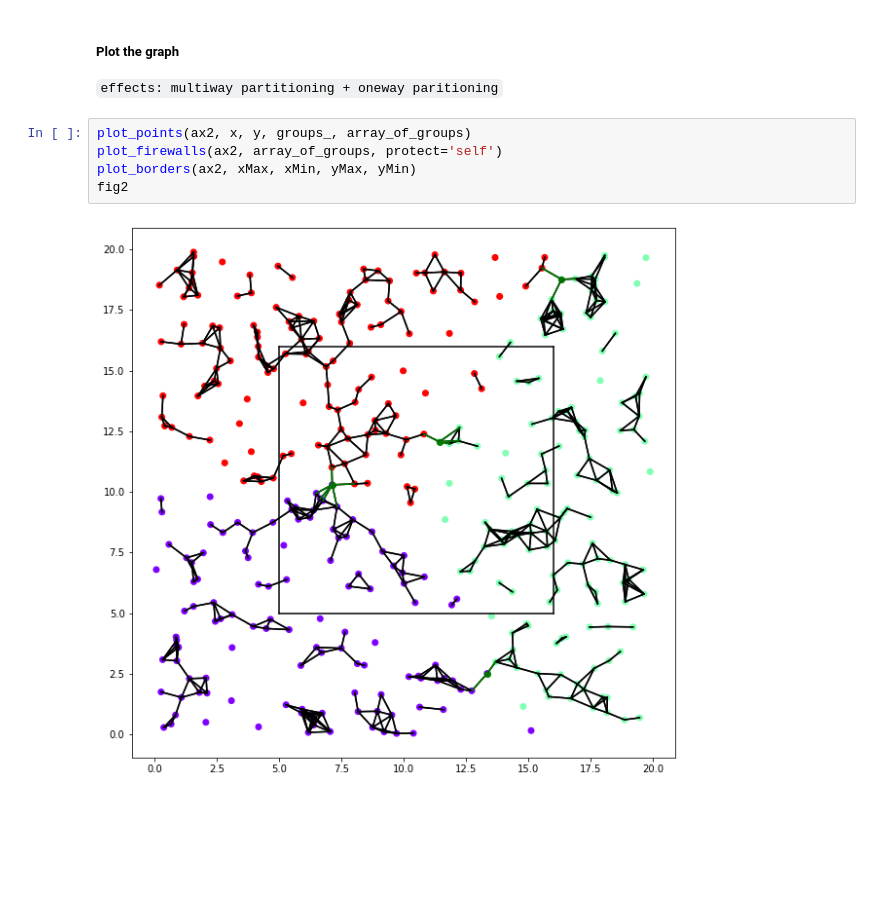
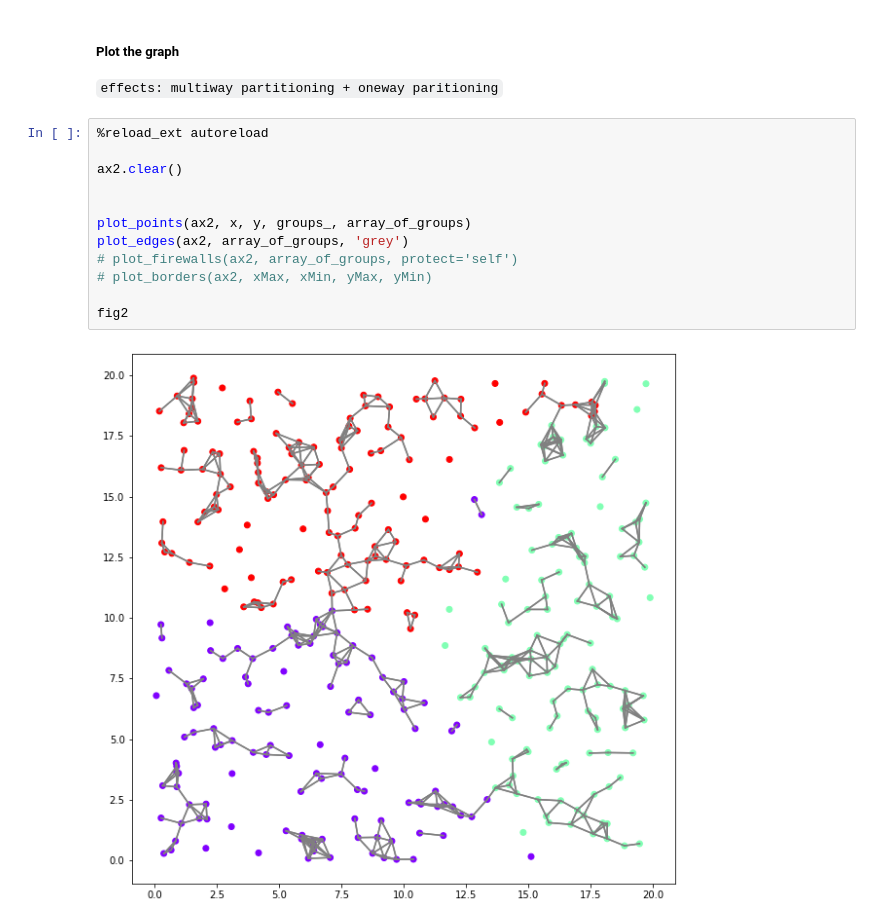
Before and after one commit to Wa-lead/clusters_multiway_partitioning, a Jupyter notebook: main.ipynb, the cells around one changed output. Drawn from its saved outputs; the diff is of its cells as text; blank space fills up the shorter version.

```diff
--- a/main.ipynb
+++ b/main.ipynb
@@ -163,8 +223,15 @@ while i < num_of_clusters:
 `effects: multiway partitioning + oneway paritioning`
 # %%
+%reload_ext autoreload
+
+ax2.clear()
+
+
 plot_points(ax2, x, y, groups_, array_of_groups)
-plot_firewalls(ax2, array_of_groups, protect='self')
-plot_borders(ax2, xMax, xMin, yMax, yMin)
+plot_edges(ax2, array_of_groups, 'grey')
+# plot_firewalls(ax2, array_of_groups, protect='self')
+# plot_borders(ax2, xMax, xMin, yMax, yMin)
+
 fig2
 # %% [output]
-[figure, old version]
+[figure, new version]
```
Also changed, not shown: parts of 13 cells of this notebook, 8 other files.
